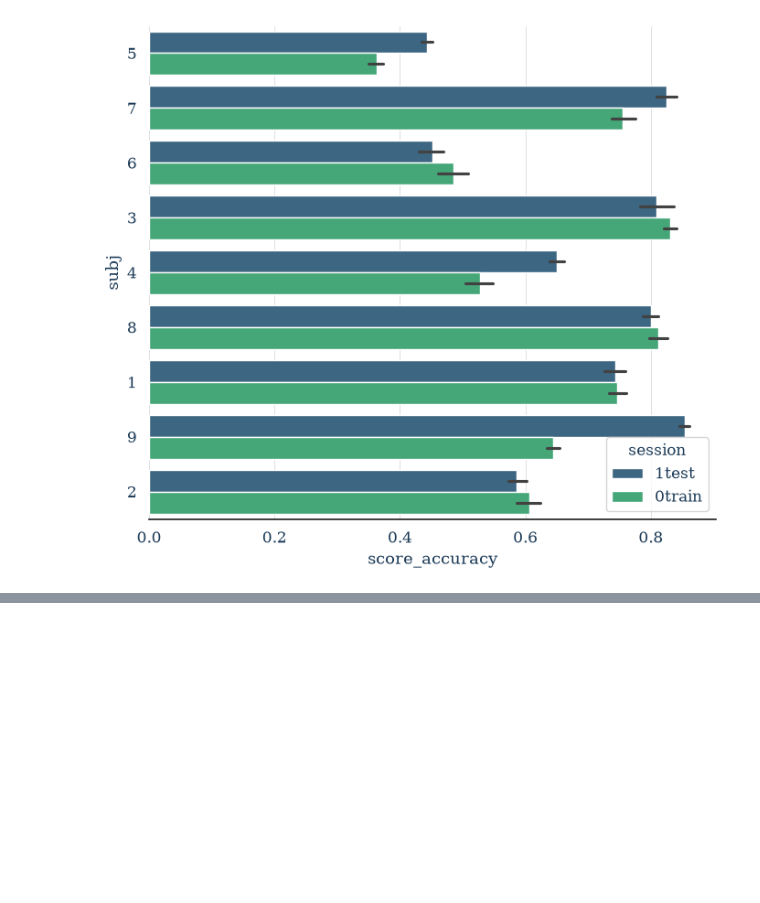
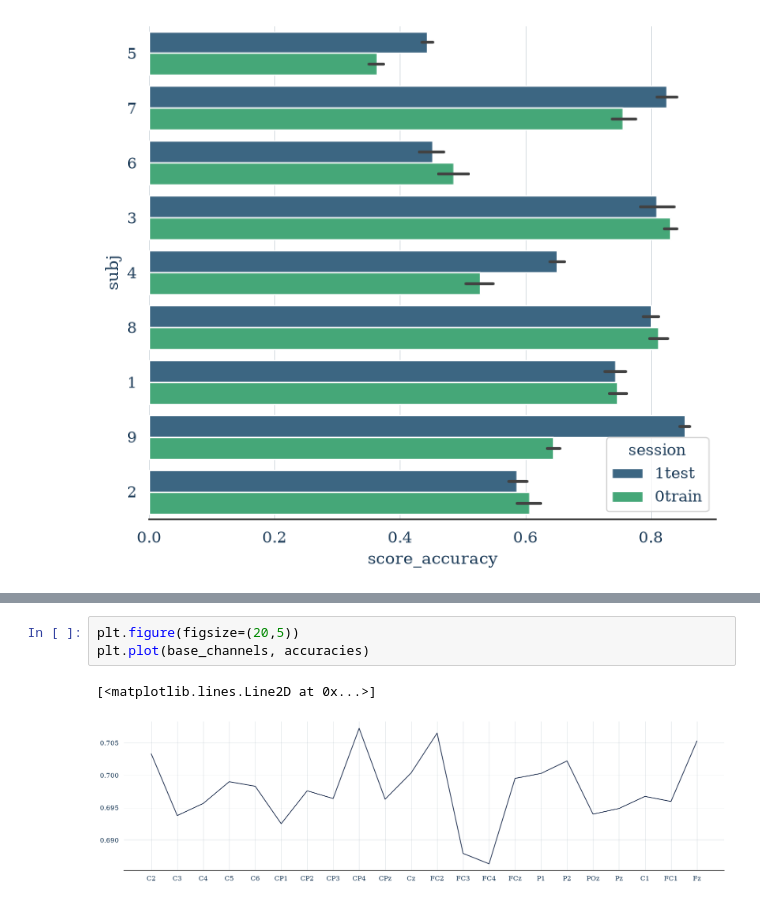
Before and after one commit to HindAlz/EEGMotorImagery-Classification, a Jupyter notebook: Code/5_RobustMissing.ipynb, the cells around one changed output, grey strips where cells are left out. Cells and saved outputs as stored; diff of their text form; blank space fills up the shorter version.

```diff
--- a/Code/5_RobustMissing.ipynb
+++ b/Code/5_RobustMissing.ipynb
@@ -328,0 +518,6 @@ plt.show()
+# %%
+plt.figure(figsize=(20,5))
+plt.plot(base_channels, accuracies)
+# %% [output]
+[<matplotlib.lines.Line2D at 0x...>]
+[figure, added]
```
Also changed, not shown: parts of 3 cells of this notebook, 1 other file.
